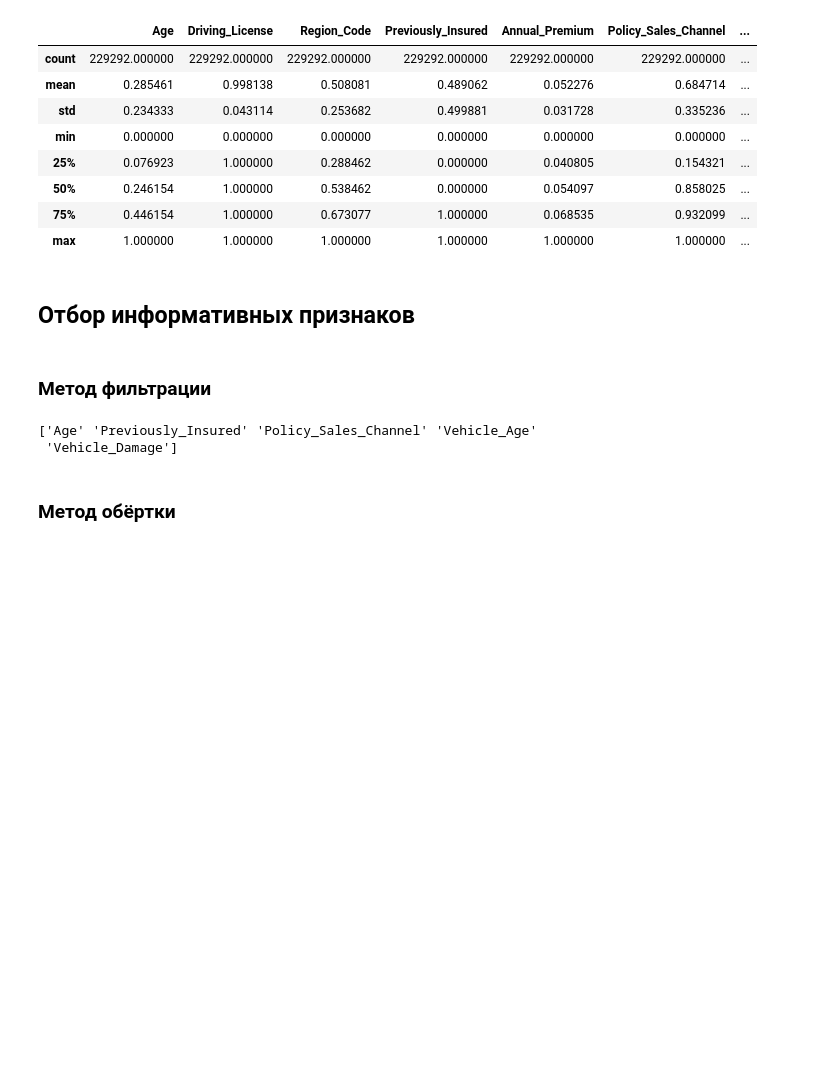
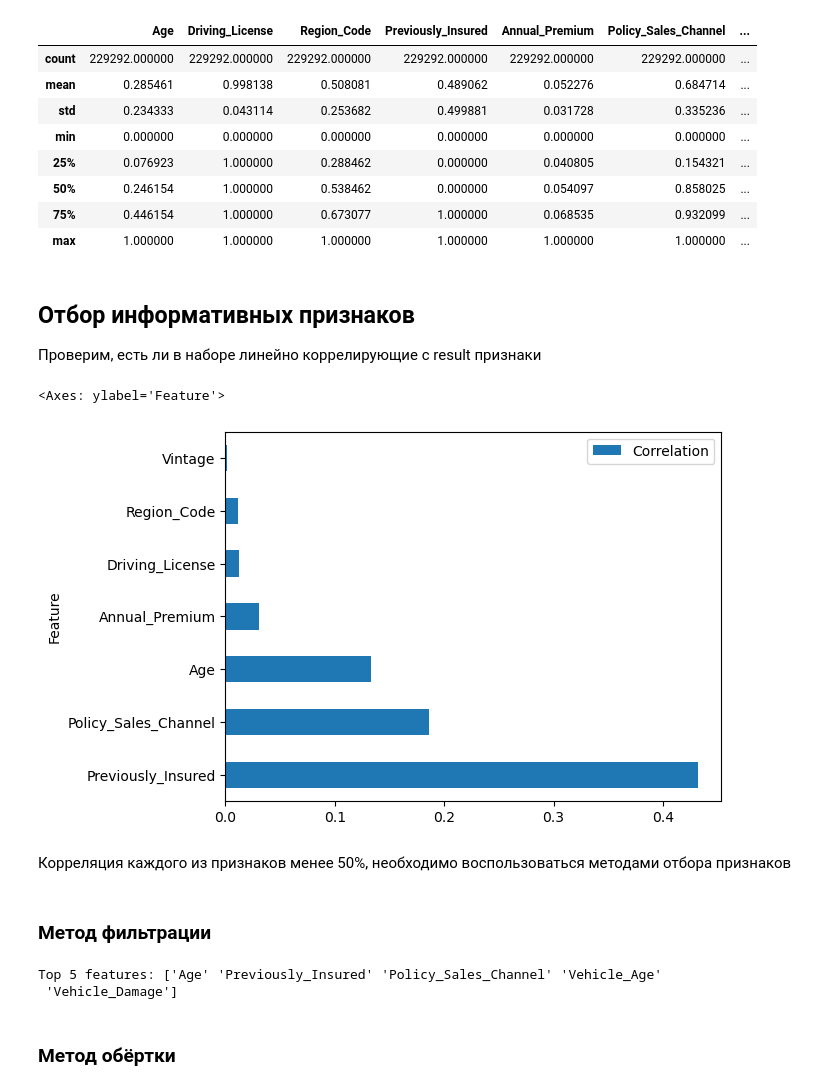
Before and after one commit to fongradnastya/data_analysis_2, a Jupyter notebook: notebooks/work.ipynb, the cells around one changed output. Saved outputs shown, nothing was run; the diff lists cells and outputs as text; code cells hidden in the pictures; blank space fills up the shorter version.

```diff
--- a/notebooks/work.ipynb
+++ b/notebooks/work.ipynb
@@ -114,8 +129,20 @@ train_data.describe()
 | 50% | 0.246154 | 1.000000 | 0.538462 | 0.000000 | 0.054097 | 0.858025 | ... |
 | 75% | 0.446154 | 1.000000 | 0.673077 | 1.000000 | 0.068535 | 0.932099 | ... |
 | max | 1.000000 | 1.000000 | 1.000000 | 1.000000 | 1.000000 | 1.000000 | ... |
-# %% [markdown]
-## Отбор информативных признаков
+# %% [markdown]
+## Отбор информативных признаков
+Проверим, есть ли в наборе линейно коррелирующие с result признаки
+# %%
+corr = train_data.corrwith(train_data[result_col])
+corr_df = pd.DataFrame({"Feature": corr.index, "Correlation": abs(corr)})
+corr_df.drop(corr_df.index[-1], inplace=True)
+corr_df = corr_df.sort_values("Correlation", ascending=False)
+corr_df.plot(kind="barh", x="Feature", y="Correlation")
+# %% [output]
+<Axes: ylabel='Feature'>
+[figure, added]
+# %% [markdown]
+Корреляция каждого из признаков менее 50%, необходимо воспользоваться методами отбора признаков
 # %%
 x = train_data[df_all]
 y = train_data[result_col]
@@ -126,11 +165,9 @@ n_features_select = 5
 ### Метод фильтрации
 # %%
 skb = SelectKBest(k=n_features_select)
-top = skb.fit(x, y)
-selected_features_mutual_info = top.get_feature_names_out()
-print(selected_features_mutual_info)
+selected_names_1 = find_features(skb)
 # %% [output]
-['Age' 'Previously_Insured' 'Policy_Sales_Channel' 'Vehicle_Age'
+Top 5 features: ['Age' 'Previously_Insured' 'Policy_Sales_Channel' 'Vehicle_Age'
  'Vehicle_Damage']
 # %% [markdown]
 ### Метод обёртки
```
Also changed, not shown: parts of 26 cells of this notebook, 2 other files.
